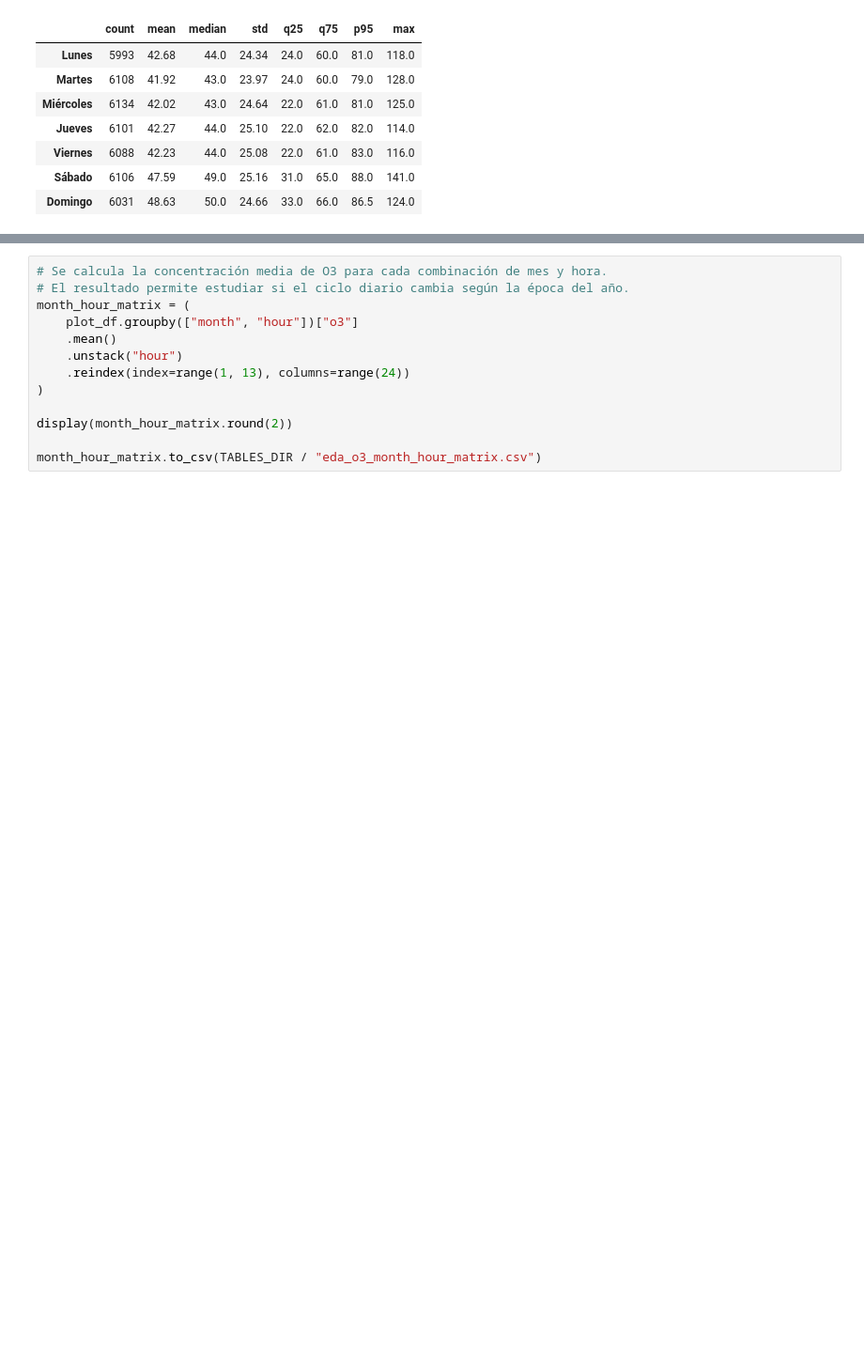
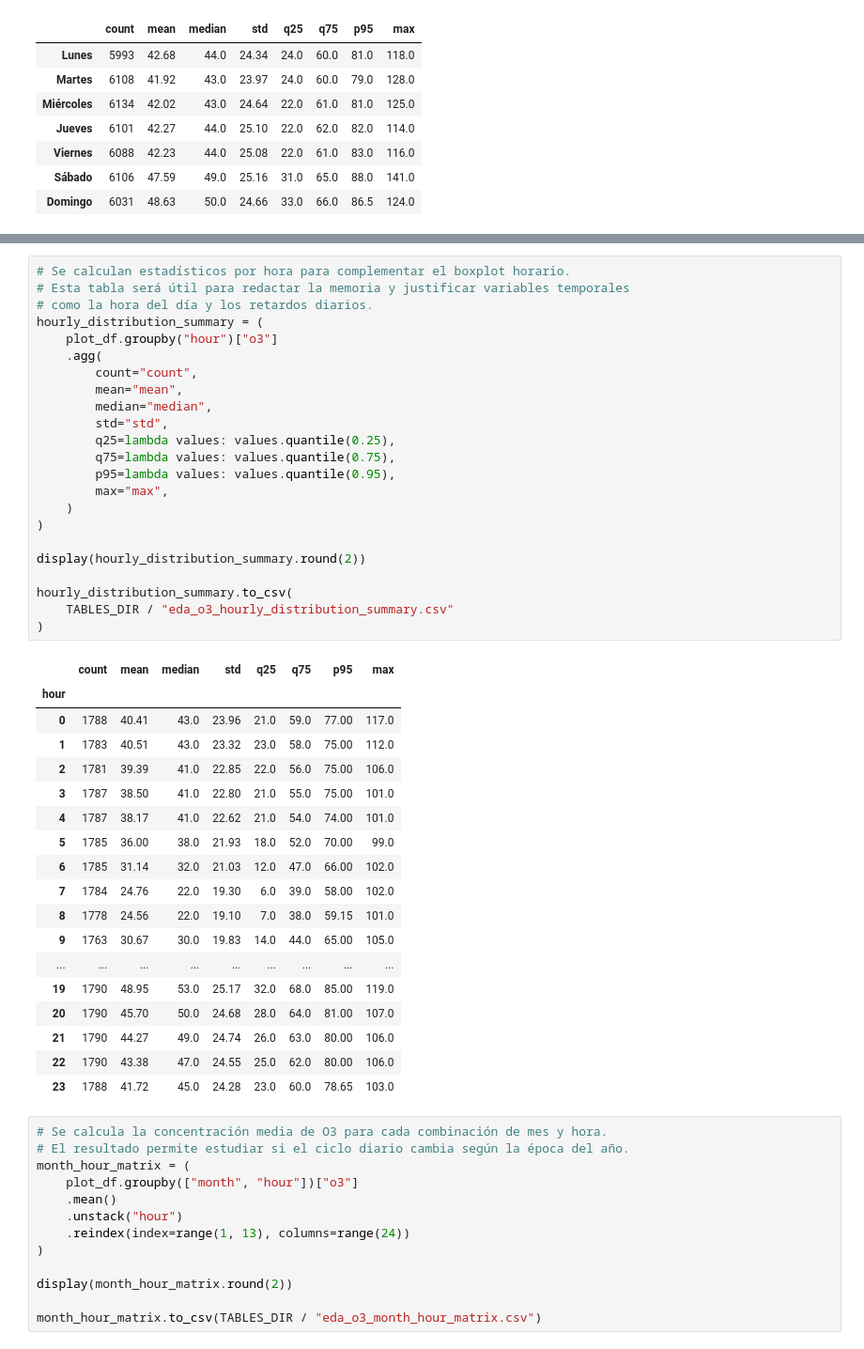
Before and after one commit to hipenation2142/trabajo, a Jupyter notebook: notebooks/01_eda_o3.ipynb, the cells around one changed output, grey strips where cells are left out. Shown at 94% size. Saved outputs shown, nothing was run; the diff lists cells and outputs as text; blank space fills up the shorter version.

```diff
--- a/notebooks/01_eda_o3.ipynb
+++ b/notebooks/01_eda_o3.ipynb
@@ -776,3 +808,45 @@ weekday_distribution_summary.to_csv(
+# %%
+# Se calculan estadísticos por hora para complementar el boxplot horario.
+# Esta tabla será útil para redactar la memoria y justificar variables temporales
+# como la hora del día y los retardos diarios.
+hourly_distribution_summary = (
+    plot_df.groupby("hour")["o3"]
+    .agg(
+        count="count",
+        mean="mean",
+        median="median",
+        std="std",
+        q25=lambda values: values.quantile(0.25),
+        q75=lambda values: values.quantile(0.75),
+        p95=lambda values: values.quantile(0.95),
+        max="max",
+    )
+)
+
+display(hourly_distribution_summary.round(2))
+
+hourly_distribution_summary.to_csv(
+    TABLES_DIR / "eda_o3_hourly_distribution_summary.csv"
+)
+# %% [output]
+|  | count | mean | median | std | q25 | q75 | p95 | max |
+| hour |  |  |  |  |  |  |  |  |
+| 0 | 1788 | 40.41 | 43.0 | 23.96 | 21.0 | 59.0 | 77.00 | 117.0 |
+| 1 | 1783 | 40.51 | 43.0 | 23.32 | 23.0 | 58.0 | 75.00 | 112.0 |
+| 2 | 1781 | 39.39 | 41.0 | 22.85 | 22.0 | 56.0 | 75.00 | 106.0 |
+| 3 | 1787 | 38.50 | 41.0 | 22.80 | 21.0 | 55.0 | 75.00 | 101.0 |
+| 4 | 1787 | 38.17 | 41.0 | 22.62 | 21.0 | 54.0 | 74.00 | 101.0 |
+| 5 | 1785 | 36.00 | 38.0 | 21.93 | 18.0 | 52.0 | 70.00 | 99.0 |
+| 6 | 1785 | 31.14 | 32.0 | 21.03 | 12.0 | 47.0 | 66.00 | 102.0 |
+| 7 | 1784 | 24.76 | 22.0 | 19.30 | 6.0 | 39.0 | 58.00 | 102.0 |
+| 8 | 1778 | 24.56 | 22.0 | 19.10 | 7.0 | 38.0 | 59.15 | 101.0 |
+| 9 | 1763 | 30.67 | 30.0 | 19.83 | 14.0 | 44.0 | 65.00 | 105.0 |
+| ... | ... | ... | ... | ... | ... | ... | ... | ... |
+| 19 | 1790 | 48.95 | 53.0 | 25.17 | 32.0 | 68.0 | 85.00 | 119.0 |
+| 20 | 1790 | 45.70 | 50.0 | 24.68 | 28.0 | 64.0 | 81.00 | 107.0 |
+| 21 | 1790 | 44.27 | 49.0 | 24.74 | 26.0 | 63.0 | 80.00 | 106.0 |
+| 22 | 1790 | 43.38 | 47.0 | 24.55 | 25.0 | 62.0 | 80.00 | 106.0 |
+| 23 | 1788 | 41.72 | 45.0 | 24.28 | 23.0 | 60.0 | 78.65 | 103.0 |
 # %%
 # Se calcula la concentración media de O3 para cada combinación de mes y hora.
 # El resultado permite estudiar si el ciclo diario cambia según la época del año.
```
Also changed, not shown: parts of 1 cell of this notebook.
